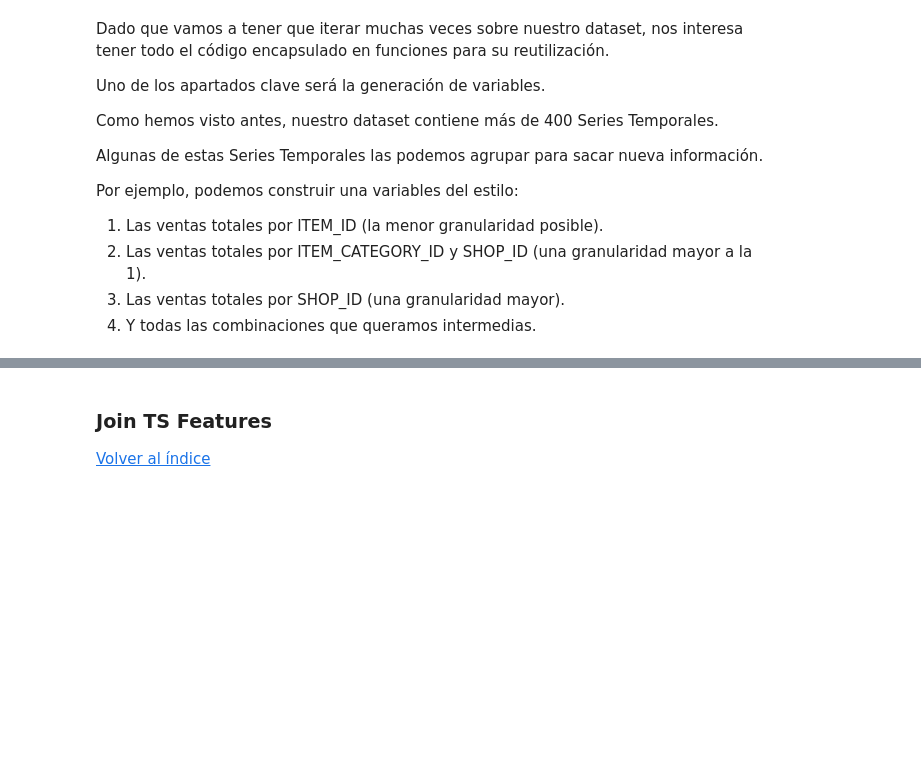
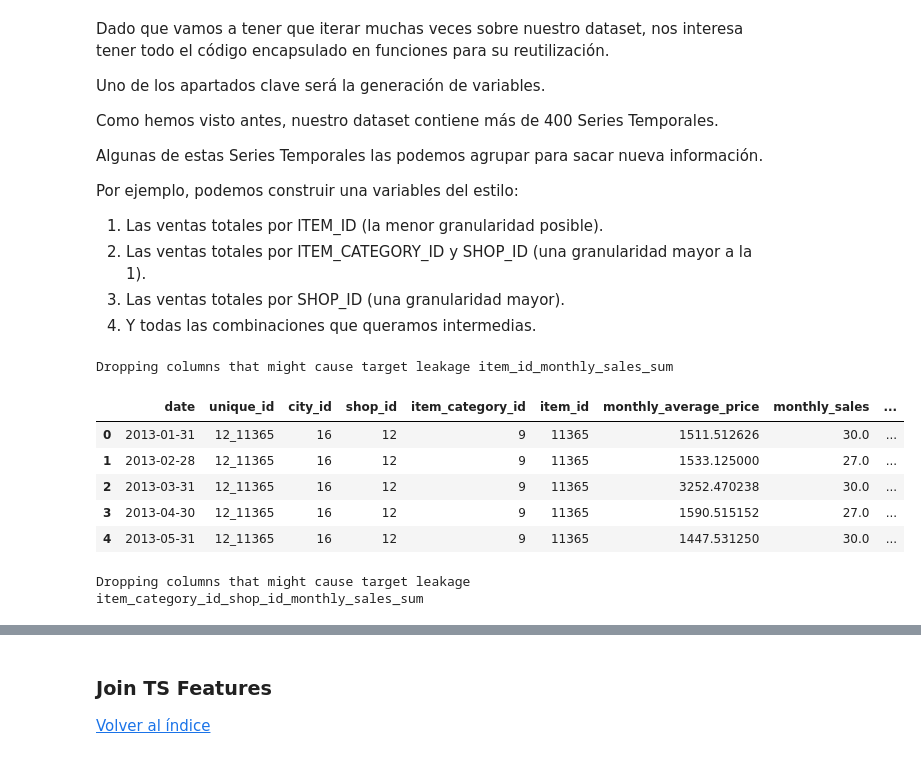
Before and after one commit to rsteelh/retail_ST, a Jupyter notebook: 3_KAGGLE_BENCHMARK.ipynb, the cells around one changed output, grey strips where cells are left out. Drawn from its saved outputs; the diff is of its cells as text; code cells hidden in the pictures; blank space fills up the shorter version.

```diff
--- a/3_KAGGLE_BENCHMARK.ipynb
+++ b/3_KAGGLE_BENCHMARK.ipynb
@@ -302,7 +362,7 @@ Por ejemplo, podemos construir una variables del estilo:
 3. Las ventas totales por SHOP_ID (una granularidad mayor).
 4. Y todas las combinaciones que queramos intermedias.
 # %%
-def build_ts_vars(df, gb_list, target_column, agg_func, agg_func_name):
+def build_ts_vars(df, gb_list, target_column, agg_func, agg_func_name,lag=1): # RS_ agregar lag
 
     assert "date" in df.columns.tolist(), "Date must be in df columns"
 
@@ -322,12 +382,13 @@ def build_ts_vars(df, gb_list, target_column, agg_func, agg_func_name):
             }
         )
     )
-
-    gb_df_[f"{new_name}_lag1"] = gb_df_.groupby(gb_list)[new_name].transform(
-        lambda series: series.shift(1)
-    )
-
+    i=1
+    while i <= lag:
+        gb_df_[f"{new_name}_lag{i}"] = gb_df_.groupby(gb_list)[new_name].transform(lambda series: series.shift(i))
+        i+=1
     print(f"Dropping columns that might cause target leakage {new_name}")
     gb_df_.drop(new_name, inplace = True, axis = 1)
 
-    return gb_df_
+    dfst = pd.merge(df, gb_df_, on = ["date"] + gb_list, how = "left")
+
+    return dfst
@@ -349,0 +395,28 @@ vars_ts_.head(10)
+# %%
+GB_LIST = ["item_id"] # RS:
+TARGET_COLUMN = "monthly_sales"
+AGG_FUNC = np.sum
+AGG_FUNC_NAME = "sum"
+LAG=1
+df = build_ts_vars(
+    df = df,
+    gb_list = GB_LIST,
+    target_column = TARGET_COLUMN,
+    agg_func = AGG_FUNC,
+    agg_func_name =  AGG_FUNC_NAME,
+    lag=LAG
+
+)
+
+#vars_ts_.head()
+# %% [output]
+Dropping columns that might cause target leakage item_id_monthly_sales_sum
+# %%
+df.head()
+# %% [output]
+|  | date | unique_id | city_id | shop_id | item_category_id | item_id | monthly_average_price | monthly_sales | ... |
+| 0 | 2013-01-31 | 12_11365 | 16 | 12 | 9 | 11365 | 1511.512626 | 30.0 | ... |
+| 1 | 2013-02-28 | 12_11365 | 16 | 12 | 9 | 11365 | 1533.125000 | 27.0 | ... |
+| 2 | 2013-03-31 | 12_11365 | 16 | 12 | 9 | 11365 | 3252.470238 | 30.0 | ... |
+| 3 | 2013-04-30 | 12_11365 | 16 | 12 | 9 | 11365 | 1590.515152 | 27.0 | ... |
+| 4 | 2013-05-31 | 12_11365 | 16 | 12 | 9 | 11365 | 1447.531250 | 30.0 | ... |
@@ -349,0 +427,17 @@ vars_ts_.head(10)
+# %%
+GB_LIST = ["item_category_id","shop_id"] # RS:
+TARGET_COLUMN = "monthly_sales"
+AGG_FUNC = np.sum
+AGG_FUNC_NAME = "sum"
+LAG=1
+df = build_ts_vars(
+    df = df,
+    gb_list = GB_LIST,
+    target_column = TARGET_COLUMN,
+    agg_func = AGG_FUNC,
+    agg_func_name =  AGG_FUNC_NAME,
+    lag=LAG
+
+)
+# %% [output]
+Dropping columns that might cause target leakage item_category_id_shop_id_monthly_sales_sum
```
Also changed, not shown: parts of 44 cells of this notebook.
